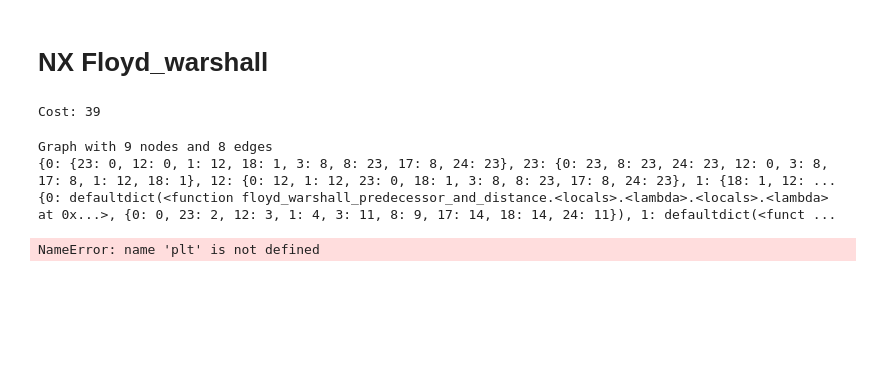
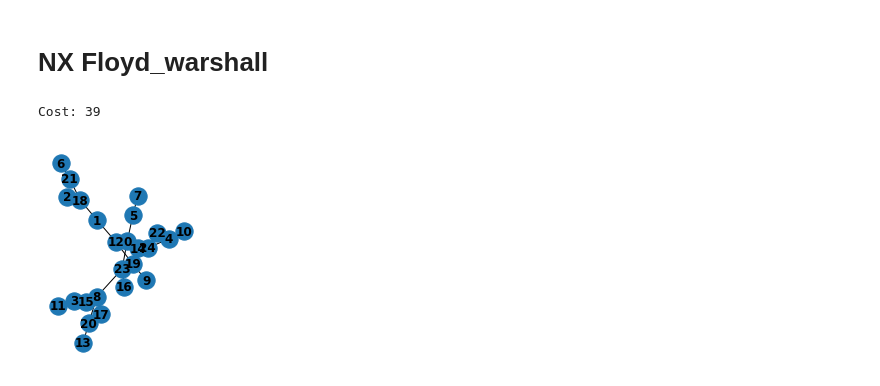
Before and after one commit to viniciusdsmello/prize-collecting-steiner-tree, a Jupyter notebook: notebooks/experiments_greedy_h1.ipynb, the cells around one changed output. Cells and saved outputs as stored; diff of their text form; code cells hidden in the pictures; blank space fills up the shorter version.

Commit message:
Floyd first-test with graphs

```diff
--- a/notebooks/experiments_greedy_h1.ipynb
+++ b/notebooks/experiments_greedy_h1.ipynb
@@ -137,18 +201,13 @@ print(f'Cost: {networkx_cost}')
 # %% [output]
 Cost: 39
 # %%
-pred, distance = nx.floyd_warshall_predecessor_and_distance(G, weight='cost')
-print(G)
-print(pred)
-print(distance)
+pred, distance = nx.floyd_warshall_predecessor_and_distance(stp.graph, weight='cost')
+#print(stp.graph)
+#print(distance)
+#print(nx.reconstruct_path(0, 1, pred))
 
-G = nx.petersen_graph()
+G = stp.graph
 subax1 = plt.subplot(121)
 nx.draw(G, with_labels=True, font_weight='bold')
-subax2 = plt.subplot(122)
-nx.draw_shell(G, nlist=[range(5, 10), range(5)], with_labels=True, font_weight='bold')
 # %% [output]
-Graph with 9 nodes and 8 edges
-{0: {23: 0, 12: 0, 1: 12, 18: 1, 3: 8, 8: 23, 17: 8, 24: 23}, 23: {0: 23, 8: 23, 24: 23, 12: 0, 3: 8, 17: 8, 1: 12, 18: 1}, 12: {0: 12, 1: 12, 23: 0, 18: 1, 3: 8, 8: 23, 17: 8, 24: 23}, 1: {18: 1, 12: ...
-{0: defaultdict(<function floyd_warshall_predecessor_and_distance.<locals>.<lambda>.<locals>.<lambda> at 0x...>, {0: 0, 23: 2, 12: 3, 1: 4, 3: 11, 8: 9, 17: 14, 18: 14, 24: 11}), 1: defaultdict(<funct ...
-NameError: name 'plt' is not defined
+[figure, added]
```
Also changed, not shown: parts of 5 cells of this notebook, 1 other file.
